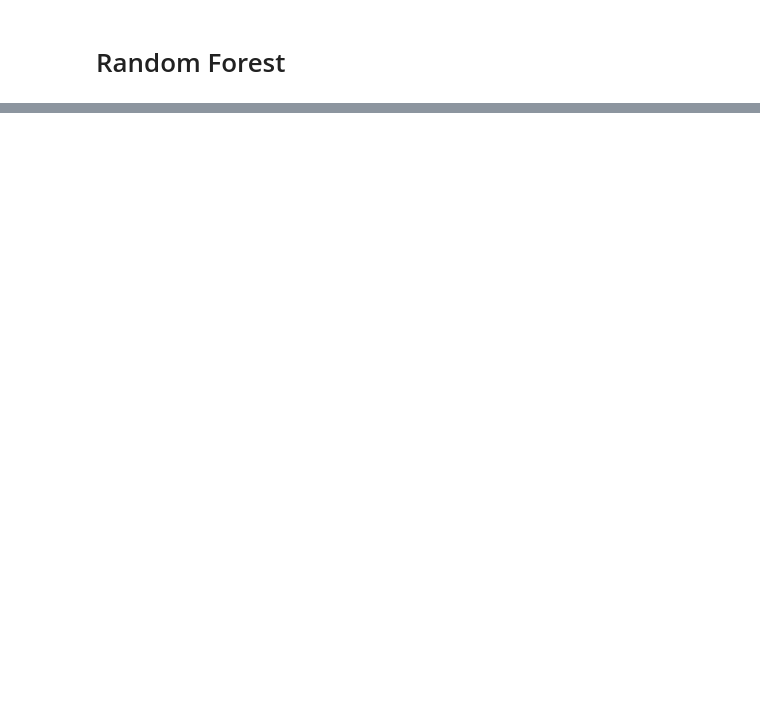
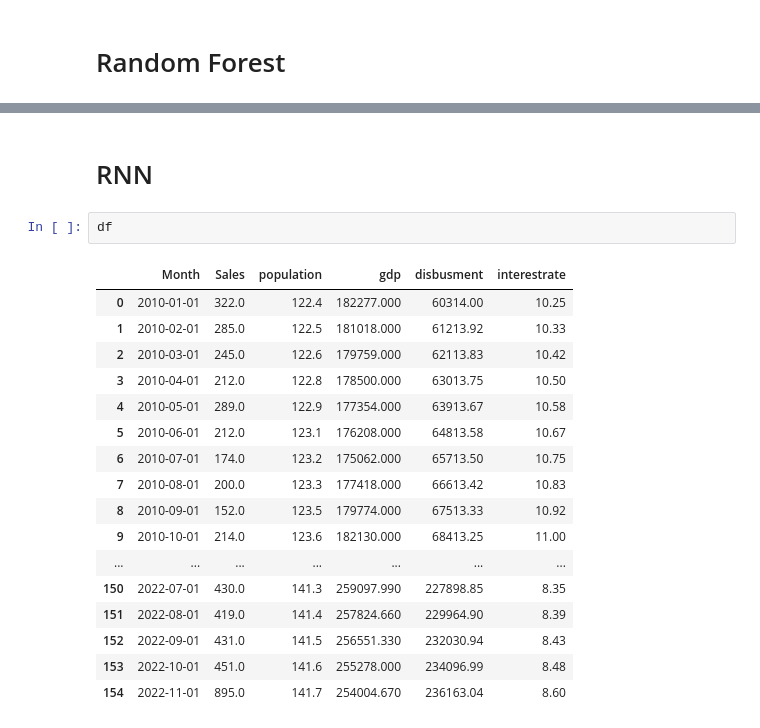
Before and after one commit to lfsotoc/cement_sales, a Jupyter notebook: notebook.ipynb, the cells around one changed output, grey strips where cells are left out. Saved outputs shown, nothing was run; the diff lists cells and outputs as text; blank space fills up the shorter version.

```diff
--- a/notebook.ipynb
+++ b/notebook.ipynb
@@ -204,0 +372,22 @@ df.describe()
+# %% [markdown]
+# RNN
+# %%
+df
+# %% [output]
+|  | Month | Sales | population | gdp | disbusment | interestrate |
+| 0 | 2010-01-01 | 322.0 | 122.4 | 182277.000 | 60314.00 | 10.25 |
+| 1 | 2010-02-01 | 285.0 | 122.5 | 181018.000 | 61213.92 | 10.33 |
+| 2 | 2010-03-01 | 245.0 | 122.6 | 179759.000 | 62113.83 | 10.42 |
+| 3 | 2010-04-01 | 212.0 | 122.8 | 178500.000 | 63013.75 | 10.50 |
+| 4 | 2010-05-01 | 289.0 | 122.9 | 177354.000 | 63913.67 | 10.58 |
+| 5 | 2010-06-01 | 212.0 | 123.1 | 176208.000 | 64813.58 | 10.67 |
+| 6 | 2010-07-01 | 174.0 | 123.2 | 175062.000 | 65713.50 | 10.75 |
+| 7 | 2010-08-01 | 200.0 | 123.3 | 177418.000 | 66613.42 | 10.83 |
+| 8 | 2010-09-01 | 152.0 | 123.5 | 179774.000 | 67513.33 | 10.92 |
+| 9 | 2010-10-01 | 214.0 | 123.6 | 182130.000 | 68413.25 | 11.00 |
+| ... | ... | ... | ... | ... | ... | ... |
+| 150 | 2022-07-01 | 430.0 | 141.3 | 259097.990 | 227898.85 | 8.35 |
+| 151 | 2022-08-01 | 419.0 | 141.4 | 257824.660 | 229964.90 | 8.39 |
+| 152 | 2022-09-01 | 431.0 | 141.5 | 256551.330 | 232030.94 | 8.43 |
+| 153 | 2022-10-01 | 451.0 | 141.6 | 255278.000 | 234096.99 | 8.48 |
+| 154 | 2022-11-01 | 895.0 | 141.7 | 254004.670 | 236163.04 | 8.60 |
```
Also changed, not shown: parts of 20 cells of this notebook.
